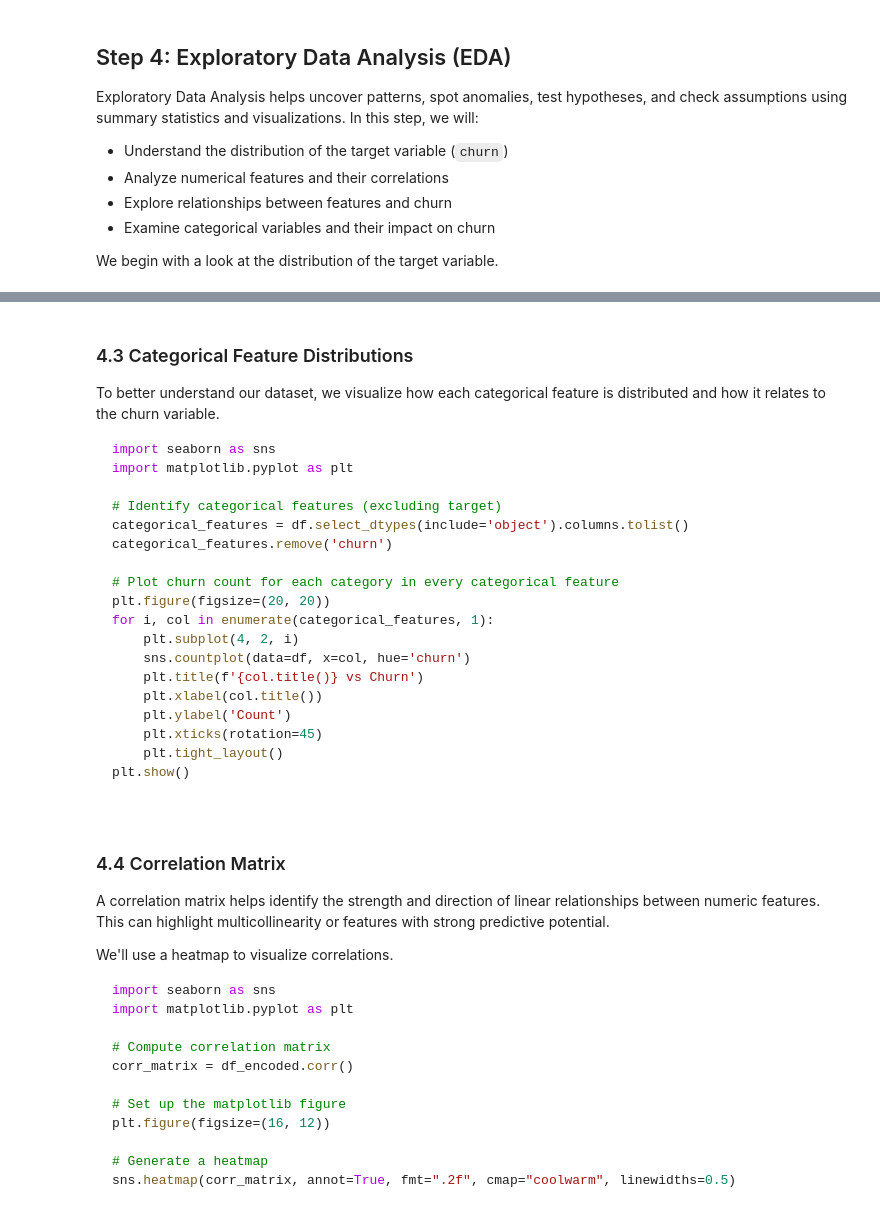
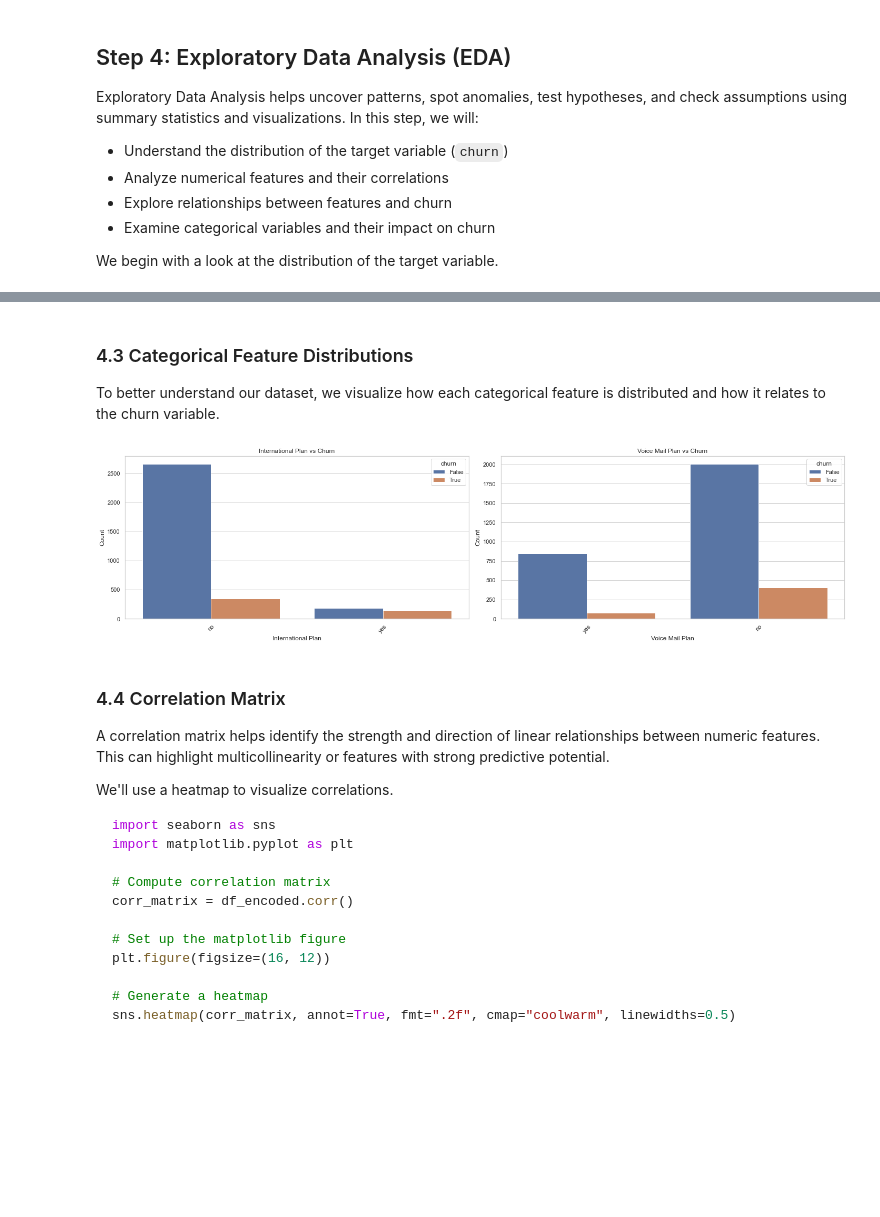
Before and after one commit to BMwihia/Customer-Churn-Analysis, a Jupyter notebook: notebooks/Customer Churn.ipynb, the cells around one changed output, grey strips where cells are left out. Cells and saved outputs as stored; diff of their text form; code cells hidden in the pictures; blank space fills up the shorter version.

````diff
--- a/notebooks/Customer Churn.ipynb
+++ b/notebooks/Customer Churn.ipynb
@@ -452,30 +455,24 @@ plt.show()
 - Some features (e.g. `total day minutes`, `total intl charge`) appear normally distributed.
 - Others like `number vmail messages` and `customer service calls` may show skewness or zero-inflation.
 - Feature transformation or normalization may be beneficial for modeling.
-# %% [markdown]
-### 4.3 Categorical Feature Distributions
-
-To better understand our dataset, we visualize how each categorical feature is distributed and how it relates to the churn variable.
-
-```python
-import seaborn as sns
-import matplotlib.pyplot as plt
-
-# Identify categorical features (excluding target)
-categorical_features = df.select_dtypes(include='object').columns.tolist()
-categorical_features.remove('churn')
-
-# Plot churn count for each category in every categorical feature
-plt.figure(figsize=(20, 20))
-for i, col in enumerate(categorical_features, 1):
-    plt.subplot(4, 2, i)
-    sns.countplot(data=df, x=col, hue='churn')
-    plt.title(f'{col.title()} vs Churn')
-    plt.xlabel(col.title())
-    plt.ylabel('Count')
-    plt.xticks(rotation=45)
-    plt.tight_layout()
-plt.show()
+# %% [markdown]
+### 4.3 Categorical Feature Distributions
+
+To better understand our dataset, we visualize how each categorical feature is distributed and how it relates to the churn variable.
+# %%
+# Plot churn count for each category in every categorical feature
+plt.figure(figsize=(20, 20))
+for i, col in enumerate(categorical_features, 1):
+    plt.subplot(4, 2, i)
+    sns.countplot(data=df, x=col, hue='churn')
+    plt.title(f'{col.title()} vs Churn')
+    plt.xlabel(col.title())
+    plt.ylabel('Count')
+    plt.xticks(rotation=45)
+    plt.tight_layout()
+plt.show()
+# %% [output]
+[figure, added]
 # %% [markdown]
 ### 4.4 Correlation Matrix
 
````
Also changed, not shown: parts of 8 cells of this notebook.
